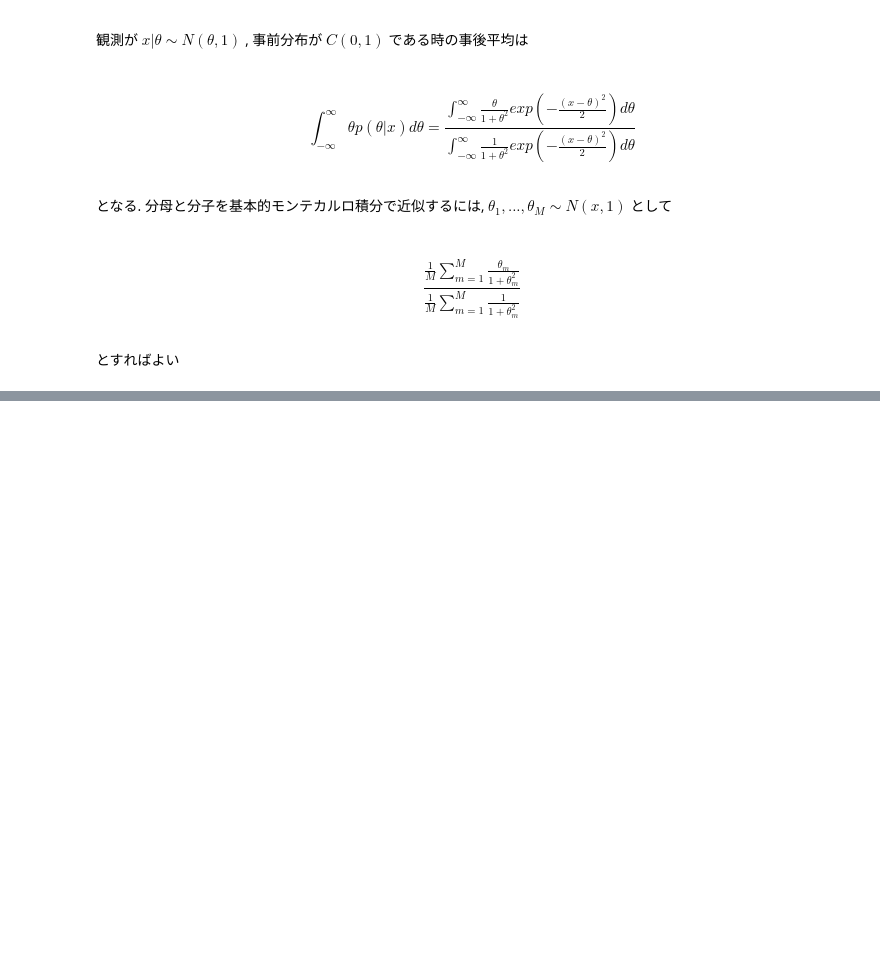
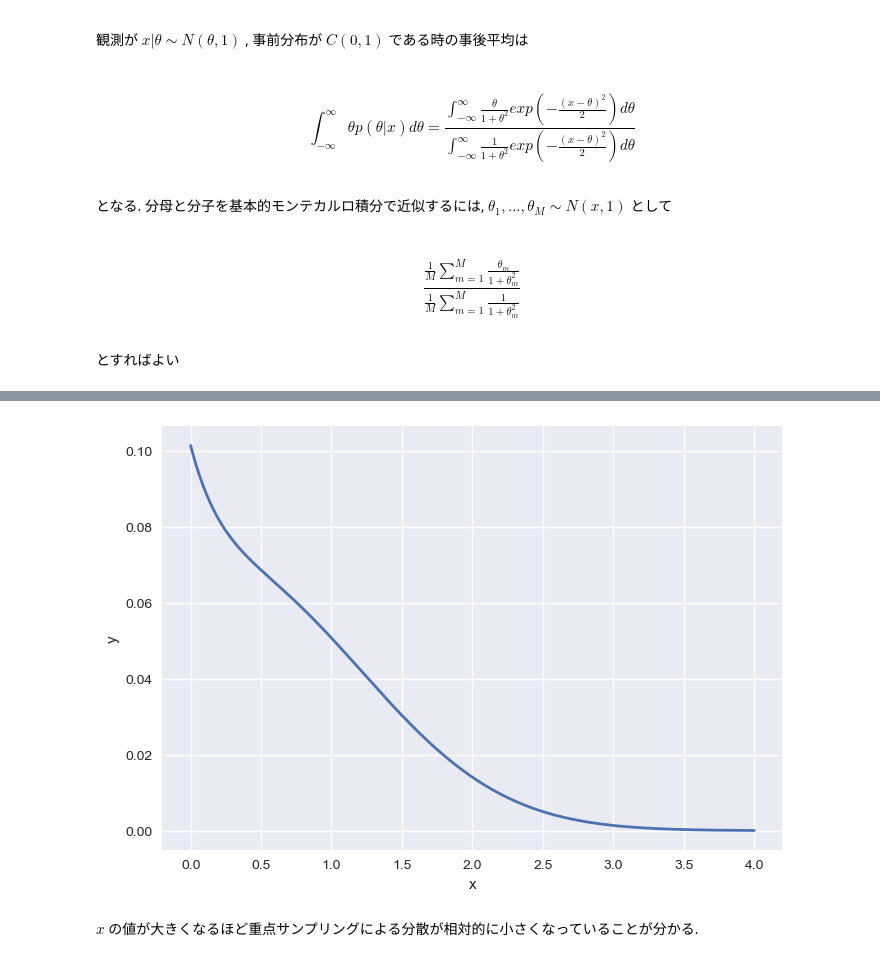
Before and after one commit to rmasutani/bayes_jl, a Jupyter notebook: notebooks/example.ipynb, the cells around one changed output, grey strips where cells are left out. Drawn from its saved outputs; the diff is of its cells as text; code cells hidden in the pictures; blank space fills up the shorter version.

```diff
--- a/notebooks/example.ipynb
+++ b/notebooks/example.ipynb
@@ -223,0 +282,25 @@ PyObject <matplotlib.collections.PolyCollection object at 0x...>
+# %%
+Random.seed!(111)
+
+
+function mc_normal_var(x)
+    phi_x = cdf(Normal(0, 1), -x)
+    return phi_x - phi_x ^ 2
+end
+
+function mc_importance_var(x)
+    return (1 / (2 * sqrt(pi))) * cdf(Normal(0, 1), -sqrt(2) * (x - 1/2)) * exp(-x + 1/4) - cdf(Normal(0, 1), -x) ^ 2
+end
+
+x = collect(0:0.01:4)
+sigma_1 = mc_normal_var.(x)
+sigma_2 = mc_importance_var.(x)
+y = sigma_2 ./ sigma_1
+xlabel("x")
+ylabel("y")
+plot(x, y, linewidth=2)
+plt.show()
+# %% [output]
+[figure, added]
+# %% [markdown]
+$x$ の値が大きくなるほど重点サンプリングによる分散が相対的に小さくなっていることが分かる.
```
Also changed, not shown: parts of 8 cells of this notebook.
